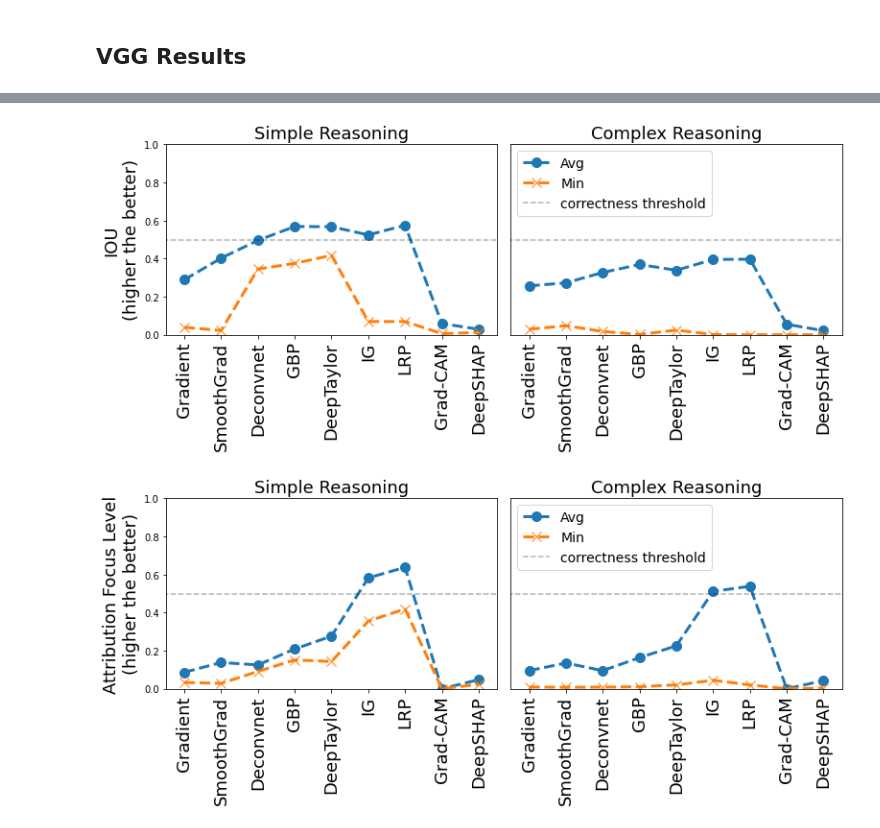
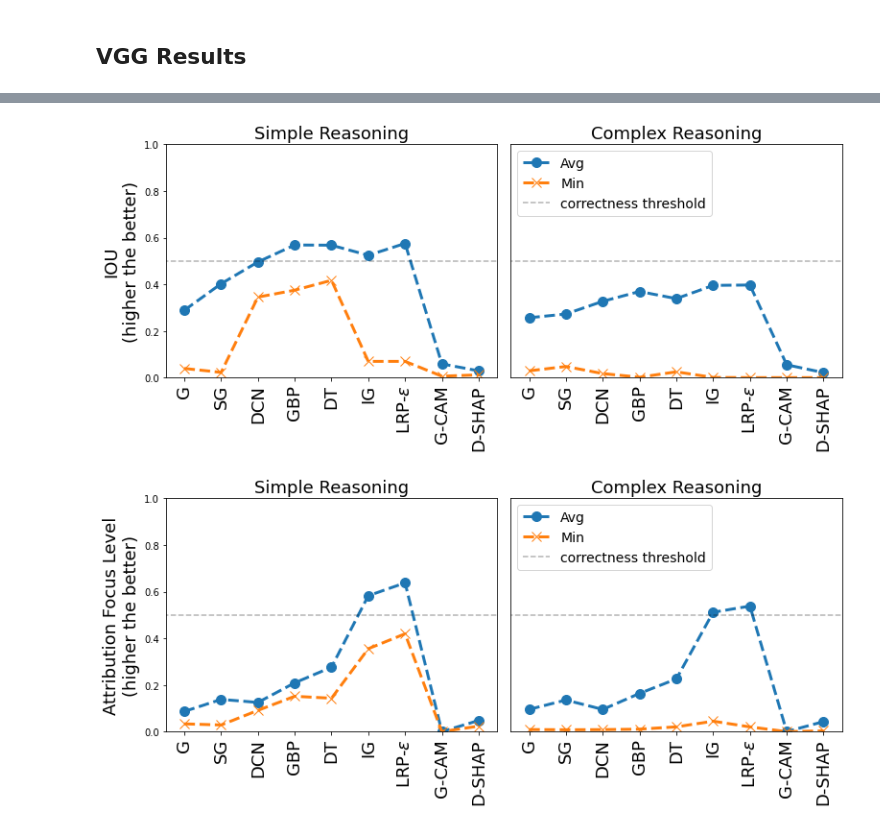
Before and after one commit to wnstlr/SMERF, a Jupyter notebook: notebooks/IOU-AFL-plots-architecture.ipynb, the cells around one changed output, grey strips where cells are left out. Drawn from its saved outputs; the diff is of its cells as text; code cells hidden in the pictures.

```diff
--- a/notebooks/IOU-AFL-plots-architecture.ipynb
+++ b/notebooks/IOU-AFL-plots-architecture.ipynb
@@ -21,11 +21,41 @@ import os
 import glob
 
 exp_no = 2.11
+CACHE_DIR = '../outputs_vgg/cache'
+
 methods_name =  os.path.join(CACHE_DIR, 'methods_%0.2f.pkl'%exp_no)
 methods = pickle.load(open(methods_name, 'rb'))
 methods = [m[3] for m in methods][1:]
 
 bar_fig = dict(lw=3, capsize=3, capthick=3)
+
+import glob
+method_idx = [0, 1, 2, 3, 4, 6, 8, 13, 14]
+methods_sel = [methods[i] for i in method_idx]
+methods_sel = [methods[i] for i in method_idx]
+methods_sel = ['Gradient',
+'SmoothGrad',
+ 'Deconvnet',
+ 'GBP',
+ 'DeepTaylor',
+ 'IG',
+ 'LRP',
+ 'Grad-CAM',
+ 'DeepSHAP',]
+# abbreviations
+methods_sel = [
+    'G',
+    'SG',
+    'DCN',
+    'GBP',
+    'DT',
+    'IG',
+    'LRP-$\epsilon$',
+    'G-CAM',
+    'D-SHAP'
+]
+simple_case_nos = [1.11,2.11]
+complex_case_nos = [1.2, 3.71, 3.72, 3.73, 3.74]
 # %% [output]
 The autoreload extension is already loaded. To reload it, use:
   %reload_ext autoreload
@@ -242,6 +261,12 @@ s_results = np.array(s_results)
 complex_avg = np.mean(p_results, axis=0)[method_idx]
 complex_min = np.min(p_results, axis=0)[method_idx]
 
+simple_avg_alex= simple_avg
+complex_avg_alex = complex_avg
+simple_min_alex = simple_min
+complex_min_alex = complex_min
+
+
 fig, axs = plt.subplots(1,2, figsize=(11,5))
 axs[0].plot(simple_avg, '--', marker='o', markersize=10, label='Avg', linewidth=3)
 axs[0].plot(simple_min, '--', marker='x', markersize=10, label='Min', linewidth=3)
@@ -267,7 +292,7 @@ axs[1].set_xticklabels(methods_sel, rotation=90, fontsize=18)
 axs[1].legend(fontsize=14, loc='upper left')
 axs[1].set_title('Complex Reasoning', fontsize=18)
 plt.tight_layout()
-plt.savefig(os.path.join(PLOT_DIR, 'result_main_buckets_%s.pdf'%(metric_type)), dpi=200)
+#plt.savefig(os.path.join(PLOT_DIR, 'result_main_buckets_%s.pdf'%(metric_type)), dpi=200)
 
 metric_type = 'weighted' # results for AFL
 p_results = []
@@ -307,33 +332,33 @@ complex_avg = np.mean(p_results, axis=0)[method_idx]
 complex_min = np.min(p_results, axis=0)[method_idx]
 complex_avg = np.nan_to_num(complex_avg)
 complex_min = np.nan_to_num(complex_min)
 
 fig, axs = plt.subplots(1,2, figsize=(11,5))
 axs[0].plot(simple_avg, '--', marker='o', markersize=10, label='Avg', linewidth=3)
 axs[0].plot(simple_min, '--', marker='x', markersize=10, label='Min', linewidth=3)
 axs[0].plot([-1, 9], [0.5,0.5], 'k--', alpha=0.3,  label='0.5 threshold')
 axs[0].set_ylim([0, 1.0])
 axs[0].set_xlim([-0.5, 8.5])
 axs[0].set(xticks=[0,1,2,3,4,5,6,7,8], xticklabels=methods_sel)
 axs[0].set_xticklabels(methods_sel, rotation=90, fontsize=18)
 axs[0].set_title('Simple Reasoning', fontsize=18)
 if metric_type == 'plain_single':
     axs[0].set_ylabel('IOU\n(higher the better)', fontsize=18)
 elif metric_type == 'weighted':
     axs[0].set_ylabel('Attribution Focus Level\n(higher the better)', fontsize=18)
 
 axs[1].plot(complex_avg,  '--', marker='o', markersize=10,label='Avg', linewidth=3)
 axs[1].plot(complex_min, '--', marker='x', markersize=10,label='Min', linewidth=3)
 axs[1].plot([-1, 9], [0.5,0.5], 'k--', alpha=0.3, label='correctness threshold')
 axs[1].set_ylim([0, 1.0])
 axs[1].set_yticks(())
 axs[1].set_xlim([-0.5, 8.5])
 axs[1].set(xticks=[0,1,2,3,4,5,6,7,8], xticklabels=methods_sel)
 axs[1].set_xticklabels(methods_sel, rotation=90, fontsize=18)
 axs[1].legend(fontsize=14, loc='upper left')
 axs[1].set_title('Complex Reasoning', fontsize=18)
 plt.tight_layout()
-plt.savefig(os.path.join(PLOT_DIR, 'result_main_buckets_%s.pdf'%(metric_type)), dpi=200)
+#plt.savefig(os.path.join(PLOT_DIR, 'result_main_buckets_%s.pdf'%(metric_type)), dpi=200)
 # %% [output]
-[figure, old version]
+[figure, new version]
-[figure, old version]
+[figure, new version]
```
Also changed, not shown: parts of 2 cells of this notebook, 10 other files.
